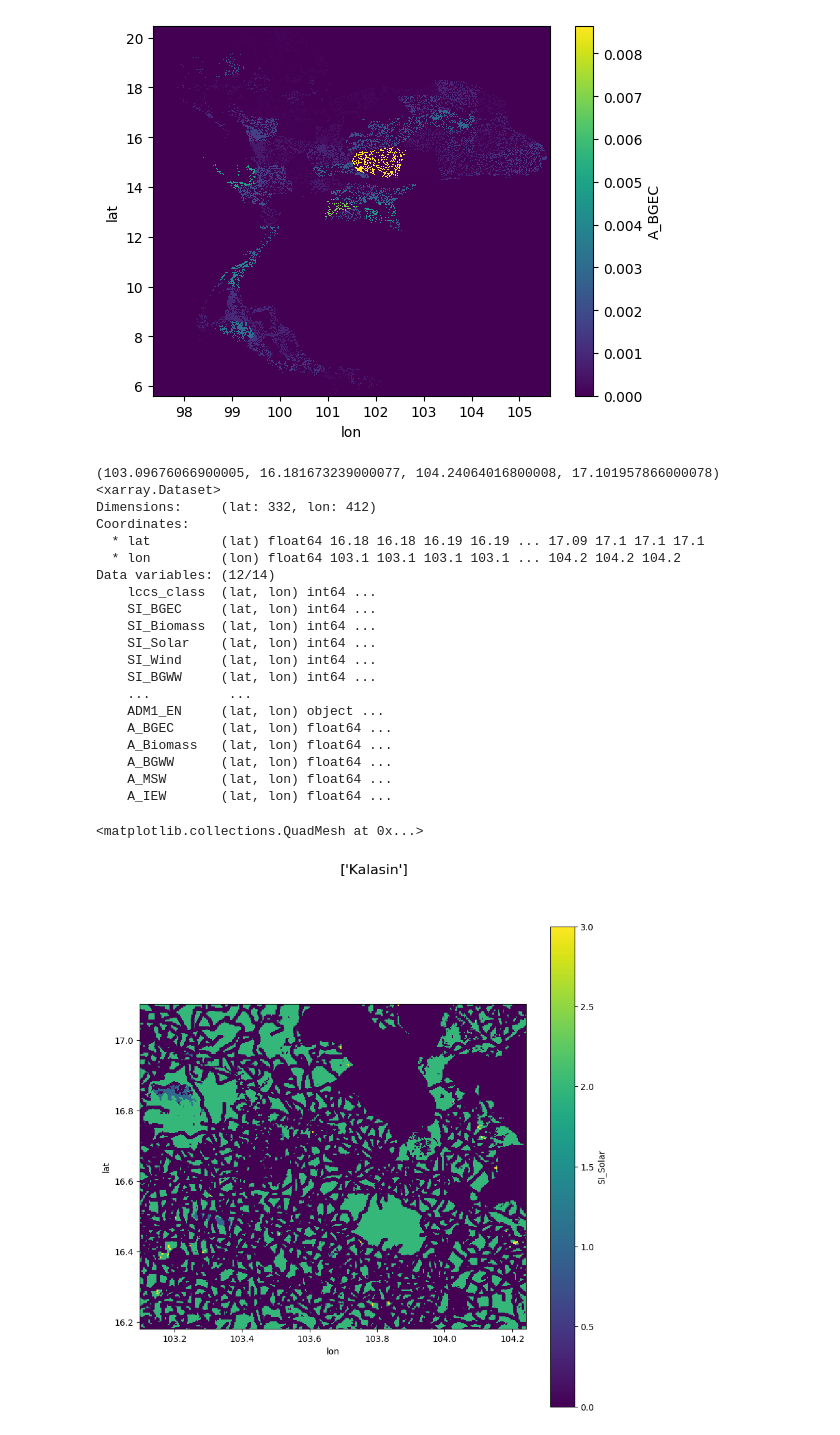
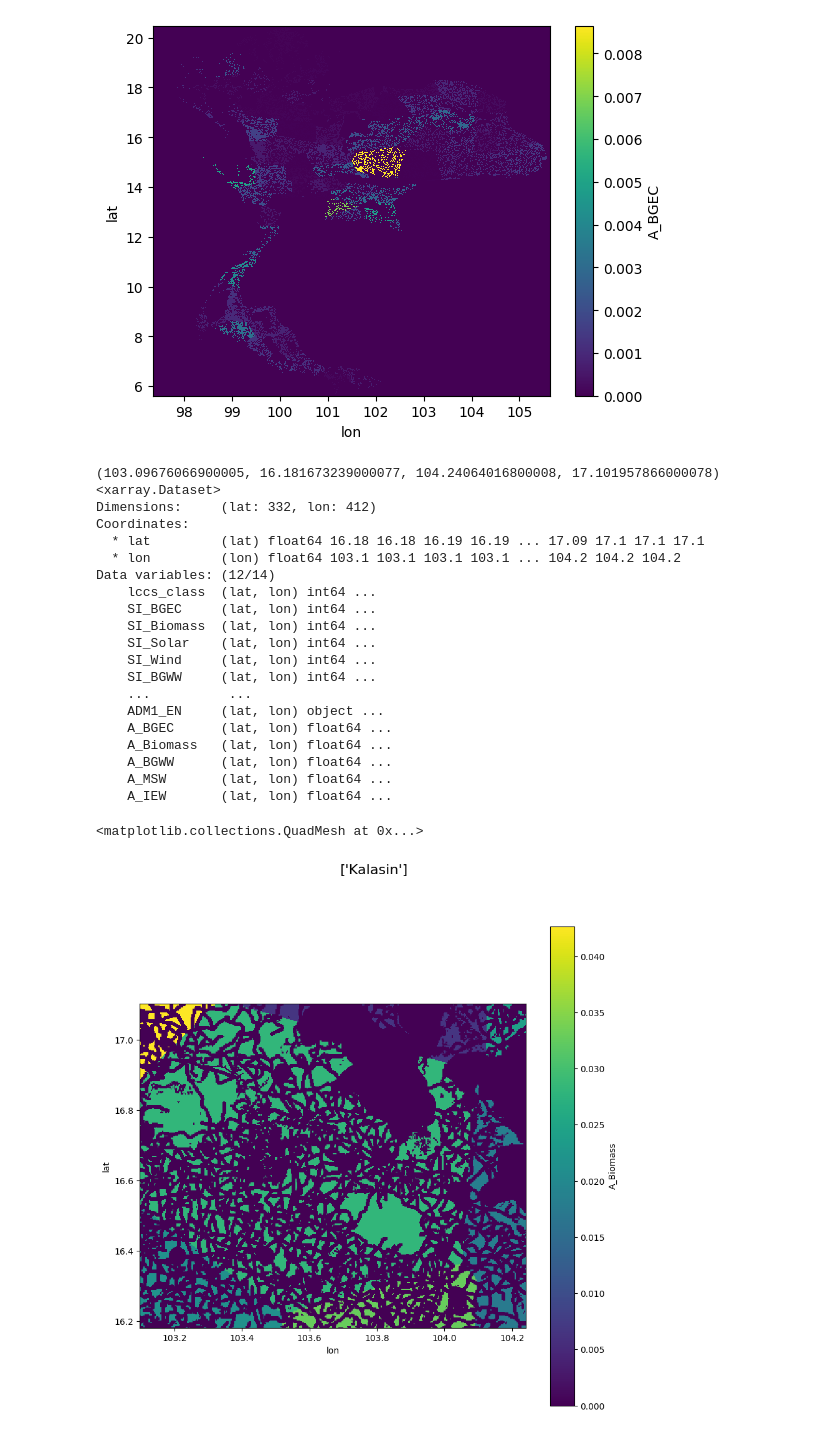
Before and after one commit to NarasetS/REPowerPlant_Siting, a Jupyter notebook: 1.1_SI_Landcover_feedstock.ipynb, the cells around one changed output. Saved outputs shown, nothing was run; the diff lists cells and outputs as text; code cells hidden in the pictures.

```diff
--- a/1.1_SI_Landcover_feedstock.ipynb
+++ b/1.1_SI_Landcover_feedstock.ipynb
@@ -311,32 +310,32 @@ max_lat = province.unary_union.bounds[3]
 min_lat = province.unary_union.bounds[1]
 
 xr_buffer = xr_areafeedstock.sel(lat=slice(min_lat,max_lat), lon=slice(min_lon,max_lon))
 print(xr_buffer)
 
 fig, ax = plt.subplots(figsize=(10,10))
 fig.suptitle(province['ADM1_EN'].values, fontsize=16)
 province.plot(ax = ax, color='none', edgecolor = 'black', zorder = 0)
-xr_buffer['SI_Solar'].plot(ax = ax,zorder = 1)
+xr_buffer['A_Biomass'].plot(ax = ax,zorder = 1)
 # %% [output]
 (103.09676066900005, 16.181673239000077, 104.24064016800008, 17.101957866000078)
 <xarray.Dataset>
 Dimensions:     (lat: 332, lon: 412)
 Coordinates:
   * lat         (lat) float64 16.18 16.18 16.19 16.19 ... 17.09 17.1 17.1 17.1
   * lon         (lon) float64 103.1 103.1 103.1 103.1 ... 104.2 104.2 104.2
 Data variables: (12/14)
     lccs_class  (lat, lon) int64 ...
     SI_BGEC     (lat, lon) int64 ...
     SI_Biomass  (lat, lon) int64 ...
     SI_Solar    (lat, lon) int64 ...
     SI_Wind     (lat, lon) int64 ...
     SI_BGWW     (lat, lon) int64 ...
     ...          ...
     ADM1_EN     (lat, lon) object ...
     A_BGEC      (lat, lon) float64 ...
     A_Biomass   (lat, lon) float64 ...
     A_BGWW      (lat, lon) float64 ...
     A_MSW       (lat, lon) float64 ...
     A_IEW       (lat, lon) float64 ...
 <matplotlib.collections.QuadMesh at 0x...>
-[figure, old version]
+[figure, new version]
```
Also changed, not shown: parts of 1 cell of this notebook, 15 other files.
